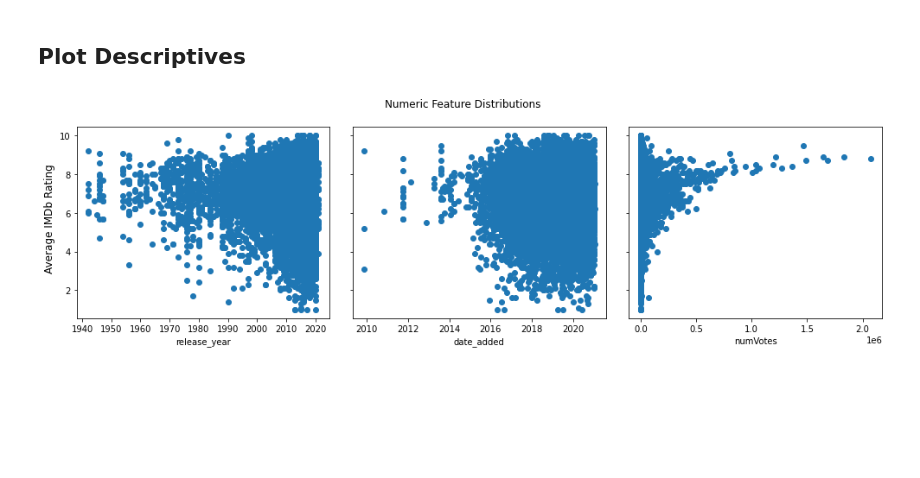
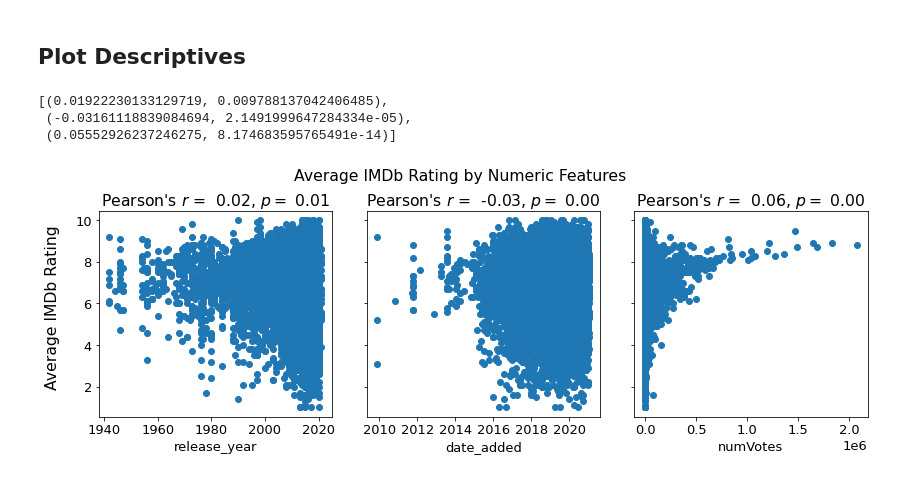
Before and after one commit to ajbarrows/netflix-imdb, a Jupyter notebook: source/initial_analysis.ipynb, the cells around one changed output. Drawn from its saved outputs; the diff is of its cells as text; code cells hidden in the pictures; blank space fills up the shorter version.

Commit message:
Fix numeric_features plot

```diff
--- a/source/initial_analysis.ipynb
+++ b/source/initial_analysis.ipynb
@@ -12,13 +12,17 @@ import missingno as msno
 
 from sklearn.feature_extraction import text
 from sklearn.model_selection import train_test_split
-from sklearn import linear_model
-from sklearn.model_selection import GridSearchCV
-from sklearn.preprocessing import OneHotEncoder
-from sklearn.svm import SVR
-from sklearn.preprocessing import PolynomialFeatures
+# from sklearn import linear_model
+# from sklearn.model_selection import GridSearchCV
+# from sklearn.preprocessing import OneHotEncoder
+# from sklearn.svm import SVR
+# from sklearn.preprocessing import PolynomialFeatures
+
+from scipy import stats
 
 random_state = 42
+
+plt.rcParams.update({'font.size':13})
 # %% [markdown]
 This is a very large data set, so let's dispense with it as quickly as we can. We need to download the *names* data set in order to get the primary key, merge on the *ratings* data set, and finally merge that again with the *netflix* data set.
 # %%
@@ -299,17 +303,38 @@ cast_tr.shape
 # %%
 df['date_added'] = pd.to_datetime(df['date_added'])
 df['release_year'] = pd.to_numeric(df['release_year'])
+# %%
+# correlations
+cor_list = []
+
+cor_list.append(stats.pearsonr(pd.to_numeric(df['date_added']), df['averageRating']))
+cor_list.append(stats.pearsonr(df['release_year'], df['averageRating']))
+cor_list.append(stats.pearsonr(df['numVotes'], df['averageRating']))
+
+cor_list
+# %% [output]
+[(0.01922230133129719, 0.009788137042406485),
+ (-0.03161118839084694, 2.1491999647284334e-05),
+ (0.05552926237246275, 8.174683595765491e-14)]
 # %%
 num_plts = ['release_year', 'date_added', 'numVotes']
 
 nrows = 1
 ncols = 3
-fig, axs = plt.subplots(nrows, ncols, sharey=True, figsize=(14,4))
-fig.suptitle('Numeric Feature Distributions')
+fig, axs = plt.subplots(nrows, ncols, sharey=True, figsize=(12,4))
+fig.suptitle('Average IMDb Rating by Numeric Features')
 fig.supylabel('Average IMDb Rating')
 fig.tight_layout()
 for i in range(len(num_plts)):
     axs[i].scatter(df[num_plts[i]], df['averageRating'])
     axs[i].set_xlabel(num_plts[i])
+
+    pear_r = cor_list[i][0]
+    p = cor_list[i][1]
+    title = r"Pearson's $r$ =  {0:.{digits}f}, $p =$ {1:.{digits}f}".format(pear_r, p, digits=2)
+
+    axs[i].set_title(title)
+
+plt.savefig("../out/num_feature_dist.png", dpi=600, bbox_inches='tight')
 # %% [output]
-[figure, old version]
+[figure, new version]
```
Also changed, not shown: parts of 1 cell of this notebook, 4 other files.
